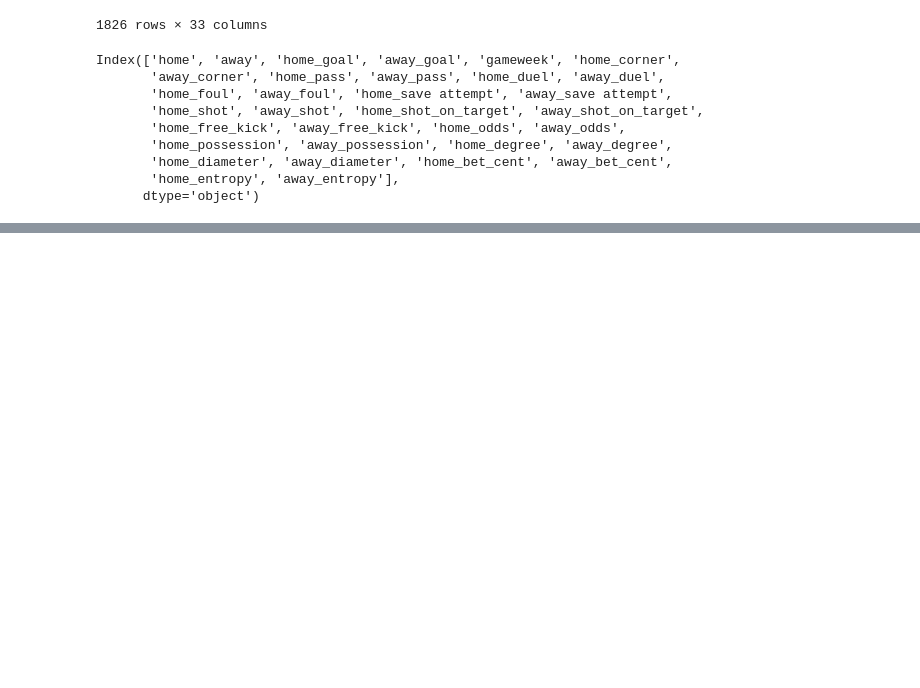
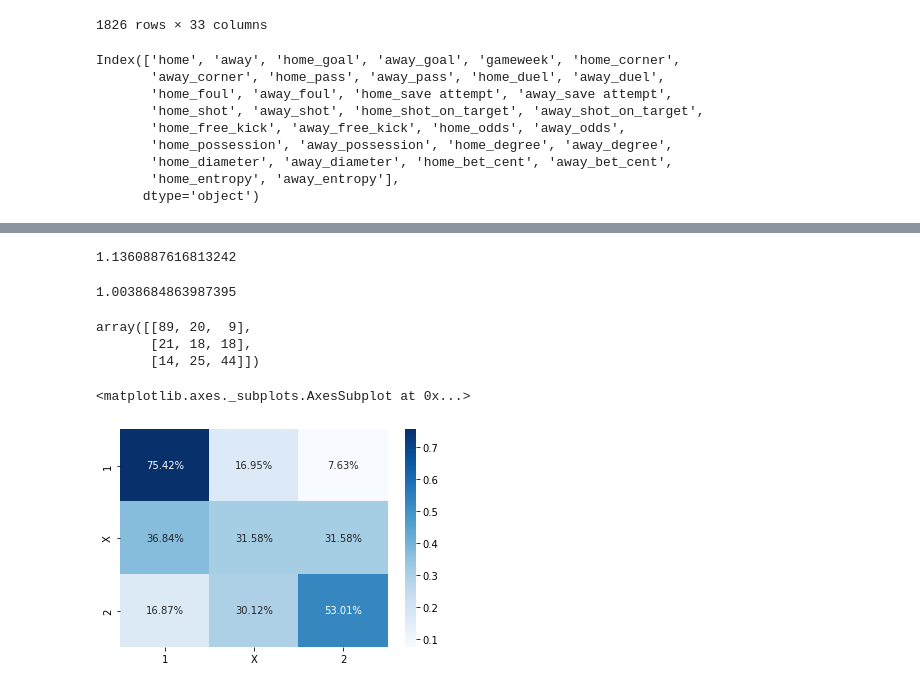
Before and after one commit to mebalint/hgt_m_csapat, a Jupyter notebook: hgt_football_project.ipynb, the cells around one changed output, grey strips where cells are left out. Drawn from its saved outputs; the diff is of its cells as text; code cells hidden in the pictures; blank space fills up the shorter version.

```diff
--- a/hgt_football_project.ipynb
+++ b/hgt_football_project.ipynb
@@ -167,0 +372,37 @@ array([4.75792242])
+# %%
+y_home_true=test_df['home_goal'].values
+y_home_pred=clf_home.predict(test_df.iloc[:,5:].values)
+metrics.mean_squared_error(y_home_true, np.round(y_home_pred), squared=False)
+# %% [output]
+1.1360887616813242
+# %%
+y_away_true=test_df['away_goal'].values
+y_away_pred=clf_away.predict(test_df.iloc[:,5:].values)
+metrics.mean_squared_error(y_away_true, np.round(y_away_pred), squared=False)
+# %% [output]
+1.0038684863987395
+# %%
+def result(home_column, away_column):
+  home_minus_away=np.array(home_column-away_column)
+  results = np.empty_like(home_minus_away, dtype=str)
+  home_win = home_minus_away > 0
+  results[home_win] = '1'
+  away_win = home_minus_away < 0
+  results[away_win] = '2'
+  draw = home_minus_away == 0
+  results[draw] = 'X'
+  return results
+# %%
+# az eredmények confusion matrix-a
+cf_matrix=metrics.confusion_matrix(result(test_df.iloc[:,2],test_df.iloc[:,3]), result(np.round(y_home_pred), np.round(y_away_pred)), labels=['1', 'X', '2'])
+cf_matrix
+# %% [output]
+array([[89, 20,  9],
+       [21, 18, 18],
+       [14, 25, 44]])
+# %%
+# soronként, azaz az eredeti osztályozás szerint
+sns.heatmap(cf_matrix/np.repeat(np.sum(cf_matrix, axis=1), 3).reshape(3, 3), annot=True, fmt='.2%', cmap='Blues', xticklabels=['1', 'X', '2'], yticklabels=['1', 'X', '2'])
+# %% [output]
+<matplotlib.axes._subplots.AxesSubplot at 0x...>
+[figure, added]
```
Also changed, not shown: parts of 52 cells of this notebook.
